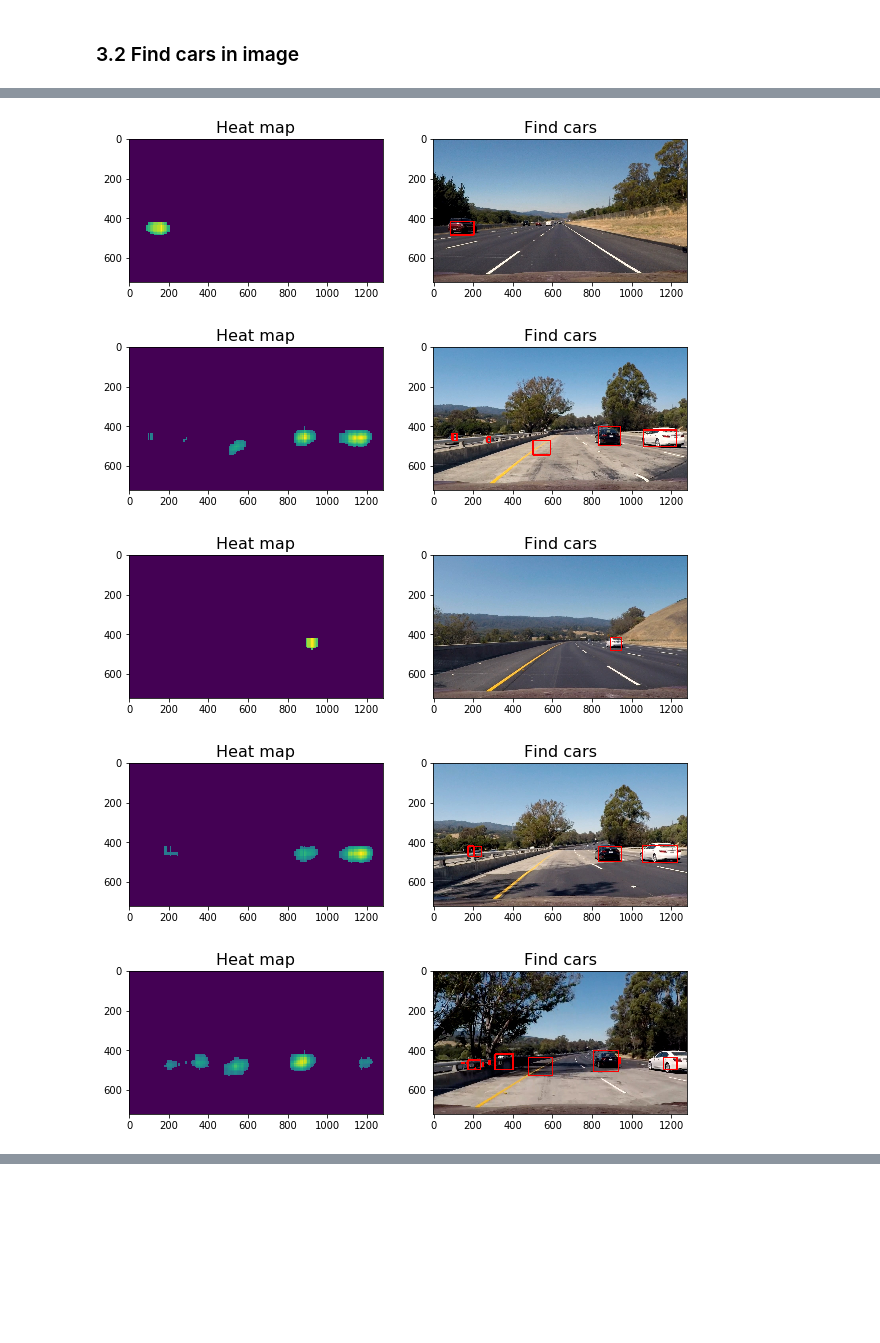
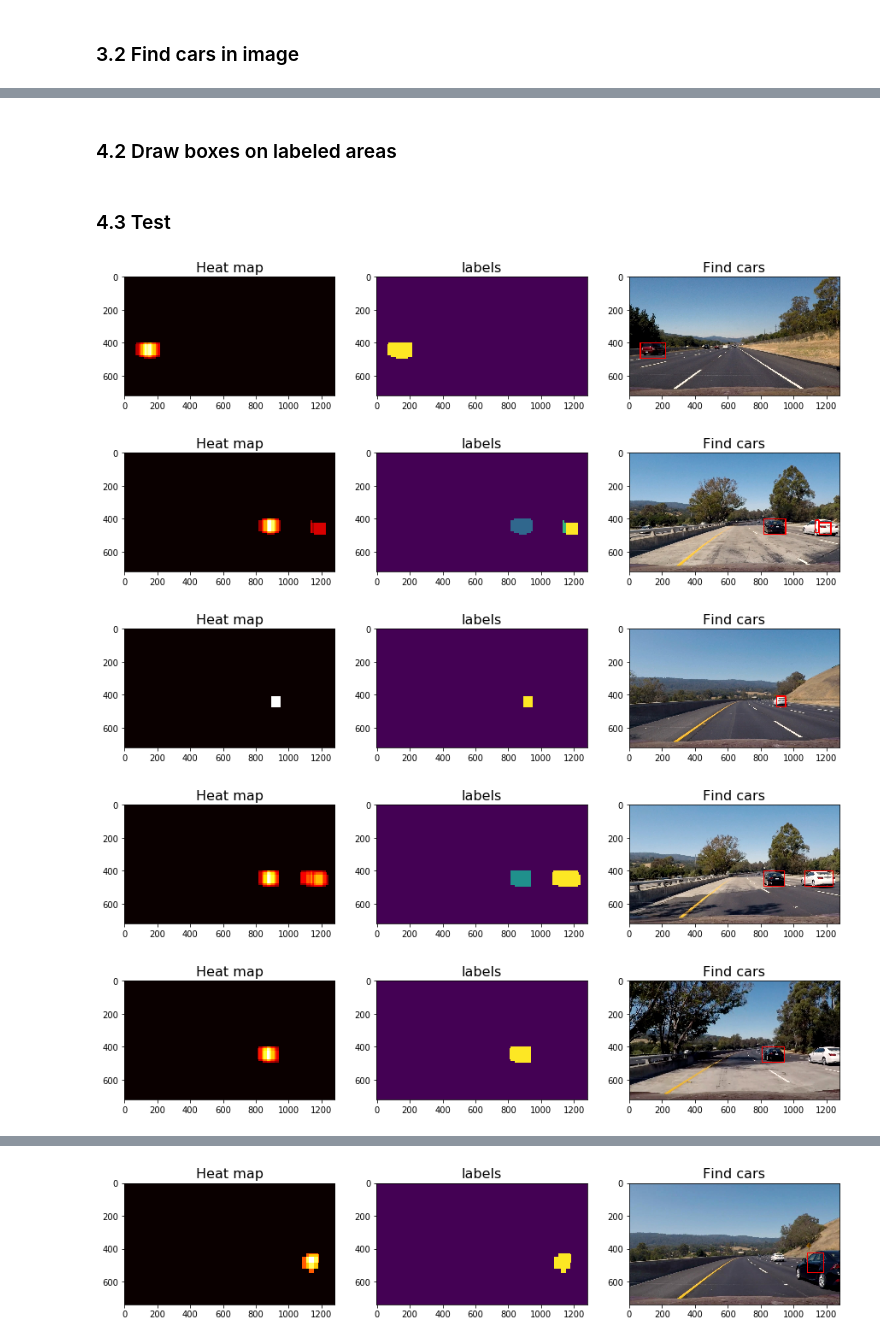
Before and after one commit to edgarcgarzon/CarND-Vehicle-Detection-and-Tracking-P5, a Jupyter notebook: VehicleDetectionAndTracking.ipynb, the cells around one changed output, grey strips where cells are left out. Saved outputs shown, nothing was run; the diff lists cells and outputs as text; code cells hidden in the pictures; blank space fills up the shorter version.

```diff
--- a/VehicleDetectionAndTracking.ipynb
+++ b/VehicleDetectionAndTracking.ipynb
@@ -494,0 +478,16 @@ plt.plot(test_features.ravel())
+# %%
+#Display the images with the searching boxes
+f, axls = plt.subplots(1, 3, figsize=(15,15))
+
+for idx, bboxs in enumerate(all_bboxs):
+
+    draw_img = np.copy(imgs[7])
+    out_img = np.copy(imgs[7])
+
+    for bbox in bboxs:
+        out_img = cv2.rectangle(draw_img,bbox[0],bbox[1],(0,0,255),6)
+
+    cv2.imwrite("./output_images/Search_image" + str(idx) +".png", out_img)
+
+    axls[idx].set_title('Nr windows: {0}'.format(len(bboxs)), fontsize=16)
+    axls[idx].imshow(out_img)
@@ -497,5 +500,9 @@ plt.plot(test_features.ravel())
 # %%
-def add_heat(heatmap, bbox_list):
+def add_heat(img, bbox_list):
+
+    #place holder for heatmap
+    heatmap = np.zeros_like(img[:,:,0]).astype(np.float)
+
     # Iterate through list of bboxes
     for box in bbox_list:
         # Add += 1 for all pixels inside each bbox
@@ -510,5 +517,7 @@ def apply_threshold(heatmap, threshold):
     heatmap[heatmap <= threshold] = 0
     # Return thresholded map
     return heatmap
+# %% [markdown]
+### 4.2 Draw boxes on labeled areas
 # %%
 def draw_labeled_bboxes(img, labels):
@@ -526,33 +537,37 @@ def draw_labeled_bboxes(img, labels):
     # Return the image
     return img
+# %% [markdown]
+### 4.3 Test
 # %%
-for idx1, (img, bbox) in enumerate(zip(imgs, list_bboxs)):
 
-    heat = np.zeros_like(img[:,:,0]).astype(np.float)
+for idx1, (img, bboxs) in enumerate(zip(imgs, list_bboxs)):
 
     # Add heat to each box in box list
-    heat = add_heat(heat,bbox)
+    bbox = [item for sublist in bboxs for item in sublist]
+    heat = add_heat(img,bbox)
 
     # Apply threshold to help remove false positives
-    heat = apply_threshold(heat,15)
+    heat = apply_threshold(heat,2)
 
     # Visualize the heatmap when displaying
     heatmap = np.clip(heat, 0, 255)
 
     # Find final boxes from heatmap using label function
     labels = label(heatmap)
     draw_img = draw_labeled_bboxes(np.copy(img), labels)
 
     #display origianl and transformation images
-    f, (ax1, ax2) = plt.subplots(1, 2, figsize=(10,10))
-    ax1.imshow(heatmap)
+    f, (ax1, ax2, ax3) = plt.subplots(1, 3, figsize=(15,10))
+    ax1.imshow(heatmap, cmap='hot')
     ax1.set_title('Heat map', fontsize=16)
-    out_img = cv2.cvtColor(draw_img, cv2.COLOR_BGR2RGB)
-    ax2.imshow(out_img)
-    ax2.set_title('Find cars', fontsize=16)
+    ax2.imshow(labels[0])
+    ax2.set_title('labels', fontsize=16)
+    draw_img = cv2.cvtColor(draw_img, cv2.COLOR_BGR2RGB)
+    ax3.imshow(draw_img)
+    ax3.set_title('Find cars', fontsize=16)
 # %% [output]
-[figure, old version]
+[figure, new version]
-[figure, old version]
+[figure, new version]
-[figure, old version]
+[figure, new version]
-[figure, old version]
+[figure, new version]
-[figure, old version]
+[figure, new version]
@@ -559,0 +575 @@ for idx1, (img, bbox) in enumerate(zip(imgs, list_bboxs)):
+[figure, added]
```
Also changed, not shown: parts of 38 cells of this notebook.
